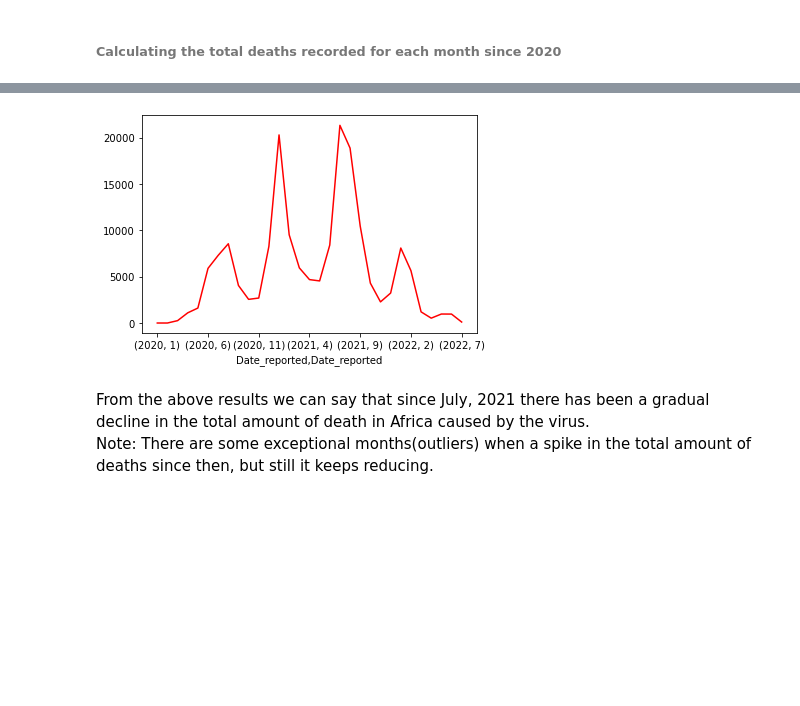
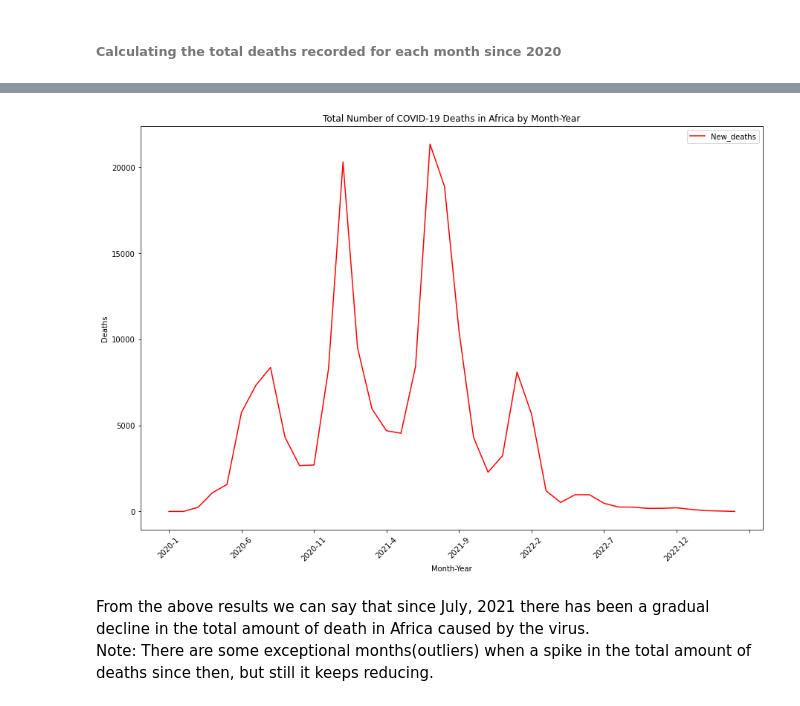
Before and after one commit to Kola-Ademola/WHO-COVID-19-Exploratory-Data-Analysis, a Jupyter notebook: covid_exploratory_analysis.ipynb, the cells around one changed output, grey strips where cells are left out. Cells and saved outputs as stored; diff of their text form; code cells hidden in the pictures; blank space fills up the shorter version.

```diff
--- a/covid_exploratory_analysis.ipynb
+++ b/covid_exploratory_analysis.ipynb
@@ -21,7 +21,7 @@ import seaborn as sb
 I'll be using The WHO COVID-19 world dataset.
 This dataset was gotten from their website.
 # %%
-covid_data = pd.read_csv("WHO-COVID-19-global-data.csv")
+covid_data = pd.read_csv("WHO-COVID-19-global-data.csv", parse_dates = ['Date_reported'])
 # %% [markdown]
 ###### confirming that the dataset was imported succesfully
 # %%
@@ -97,7 +97,7 @@ The above result gives us a statistical summary of the numerical columns in the
 # %% [markdown]
 ##### I will be filtering the dataset to get only the African countries and this will be done by filtering the countries by the WHO African Regional Office(AFRO)
 # %%
-cd_africa = covid_data[covid_data.WHO_region == 'AFRO']
+cd_africa = covid_data[covid_data['WHO_region'] == 'AFRO']
 cd_africa
 # %% [output]
 |  | Date_reported | Country_code | Country | WHO_region | New_cases | Cumulative_cases | New_deaths | ... |
@@ -259,3 +242,9 @@ From the above result we can see now that even though South Africa recorded the
 its just a small percentage of the recorded cases.
 # %% [markdown]
 ###### Calculating the total deaths recorded for each month since 2020
+# %%
+# add a Year column from the date
+cd_africa['Year'] = cd_africa['Date_reported'].dt.year
+# add a Month column from the date
+cd_africa['Month'] = cd_africa['Date_reported'].dt.month
+cd_africa
@@ -262,3 +275,9 @@ its just a small percentage of the recorded cases.
 # %%
-cd_africa.groupby([cd_africa.Date_reported.dt.year, cd_africa.Date_reported.dt.month])['New_deaths'].sum()
+#create a subset of the data to hold deaths by month summary
+deaths_by_month = cd_africa.groupby([cd_africa['Year'], cd_africa['Month']])['New_deaths'].sum().reset_index()
+
+# create a new column combining month and year
+deaths_by_month['Month-Year'] = deaths_by_month['Year'].astype(str) + '-' + deaths_by_month['Month'].astype(str)
+
+deaths_by_month
 # %% [output]
@@ -282,7 +301,12 @@ Name: New_deaths, dtype: int64
 # %%
-cd_africa.groupby([cd_africa.Date_reported.dt.year, cd_africa.Date_reported.dt.month])['New_deaths'].sum().plot(kind = 'line', color = 'red');
+# plot the line chart
+deaths_by_month.plot(x = 'Month-Year',y = 'New_deaths', color = 'red', figsize = (15, 10))
+plt.xticks(rotation = 45)
+plt.xlabel('Month-Year')
+plt.ylabel('Deaths')
+plt.title('Total Number of COVID-19 Deaths in Africa by Month-Year');
 # %% [output]
-[figure, old version]
+[figure, new version]
 # %% [markdown]
 From the above results we can say that since July, 2021 there has been a gradual decline in the total amount of death in Africa caused by the virus.
 Note: There are some exceptional months(outliers) when a spike in the total amount of deaths since then, but still it keeps reducing.
```
Also changed, not shown: parts of 19 cells of this notebook, 6 other files.
